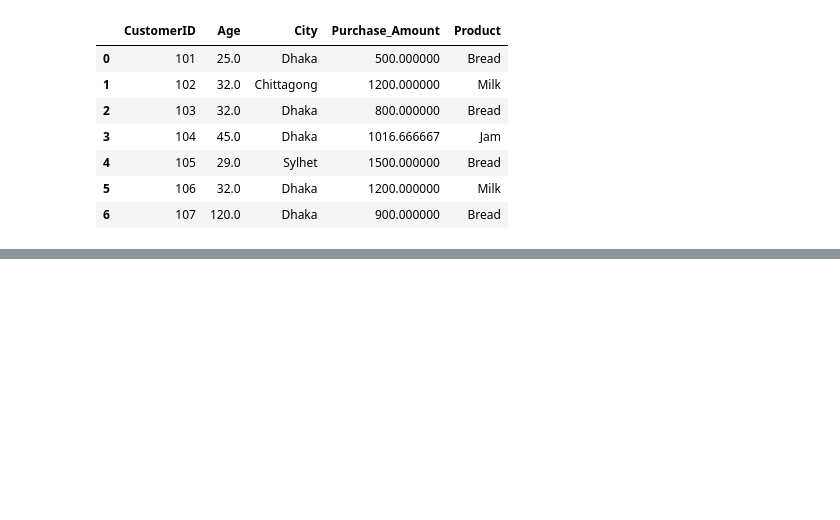
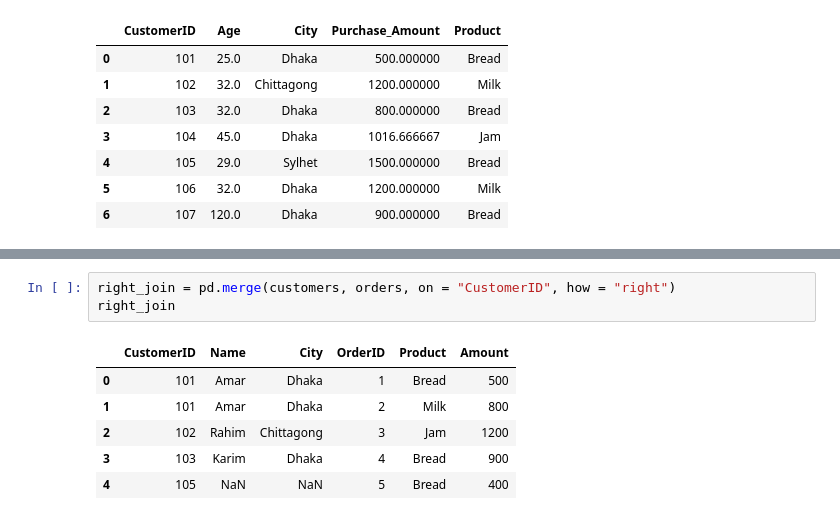
Before and after one commit to readulislamtamim/November-2026, a Jupyter notebook: Notebooks/Data_Mining_Practice_1.ipynb, the cells around one changed output, grey strips where cells are left out. Drawn from its saved outputs; the diff is of its cells as text; blank space fills up the shorter version.

```diff
--- a/Notebooks/Data_Mining_Practice_1.ipynb
+++ b/Notebooks/Data_Mining_Practice_1.ipynb
@@ -175,0 +394,10 @@ df.drop_duplicates(subset=["CustomerID"])
+# %%
+right_join = pd.merge(customers, orders, on = "CustomerID", how = "right")
+right_join
+# %% [output]
+|  | CustomerID | Name | City | OrderID | Product | Amount |
+| 0 | 101 | Amar | Dhaka | 1 | Bread | 500 |
+| 1 | 101 | Amar | Dhaka | 2 | Milk | 800 |
+| 2 | 102 | Rahim | Chittagong | 3 | Jam | 1200 |
+| 3 | 103 | Karim | Dhaka | 4 | Bread | 900 |
+| 4 | 105 | NaN | NaN | 5 | Bread | 400 |
```
Also changed, not shown: parts of 47 cells of this notebook.
